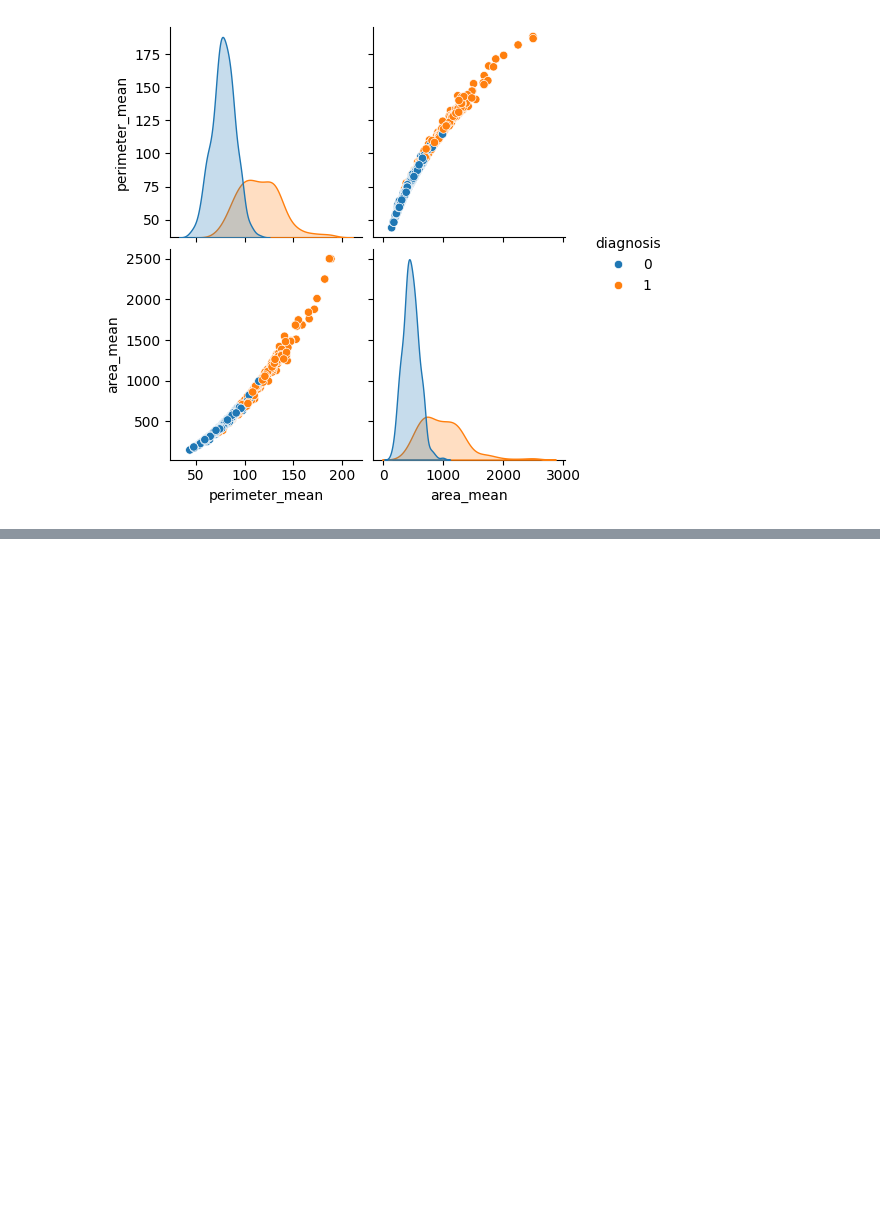
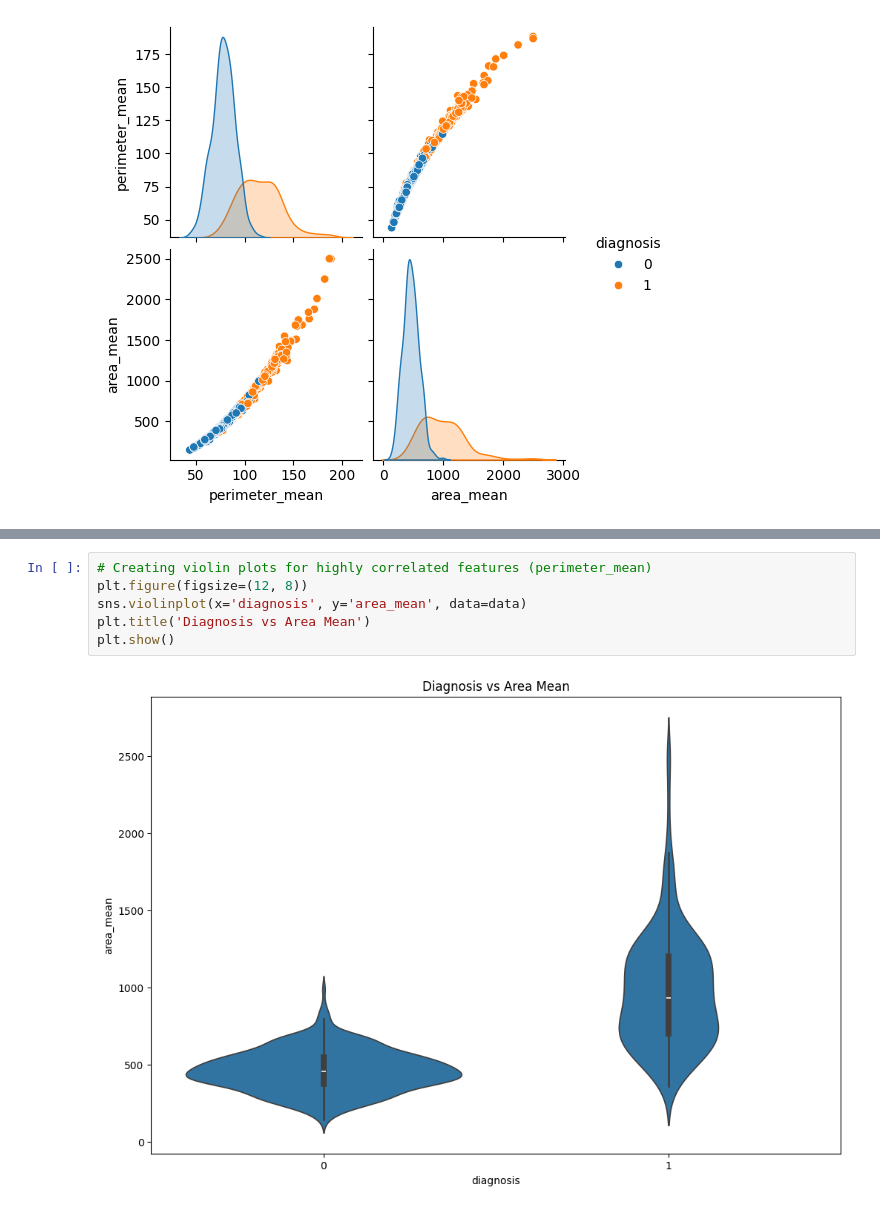
Before and after one commit to mohamadsolouki/Breast-Cancer-Prediction, a Jupyter notebook: notebooks/EDA.ipynb, the cells around one changed output, grey strips where cells are left out. Cells and saved outputs as stored; diff of their text form; blank space fills up the shorter version.

```diff
--- a/notebooks/EDA.ipynb
+++ b/notebooks/EDA.ipynb
@@ -130,0 +139,8 @@ Highly correlated features:
+# %%
+# Creating violin plots for highly correlated features (perimeter_mean)
+plt.figure(figsize=(12, 8))
+sns.violinplot(x='diagnosis', y='area_mean', data=data)
+plt.title('Diagnosis vs Area Mean')
+plt.show()
+# %% [output]
+[figure, added]
```
Also changed, not shown: parts of 2 cells of this notebook.
